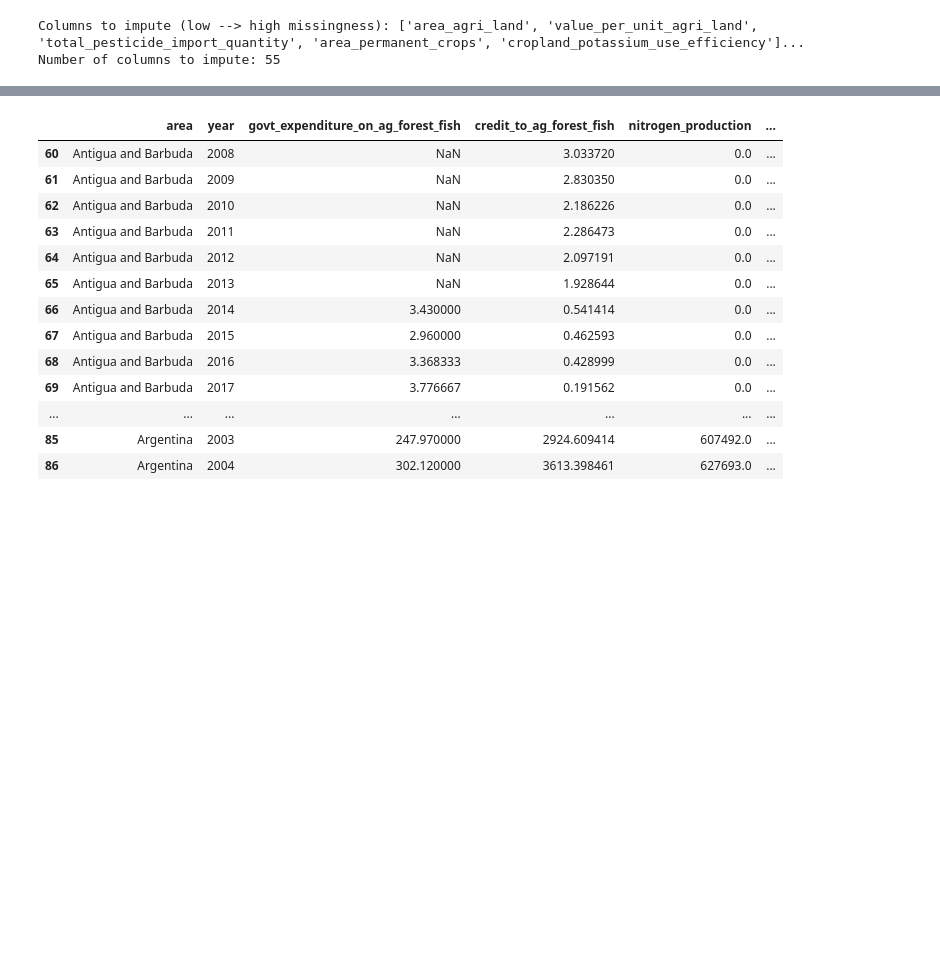
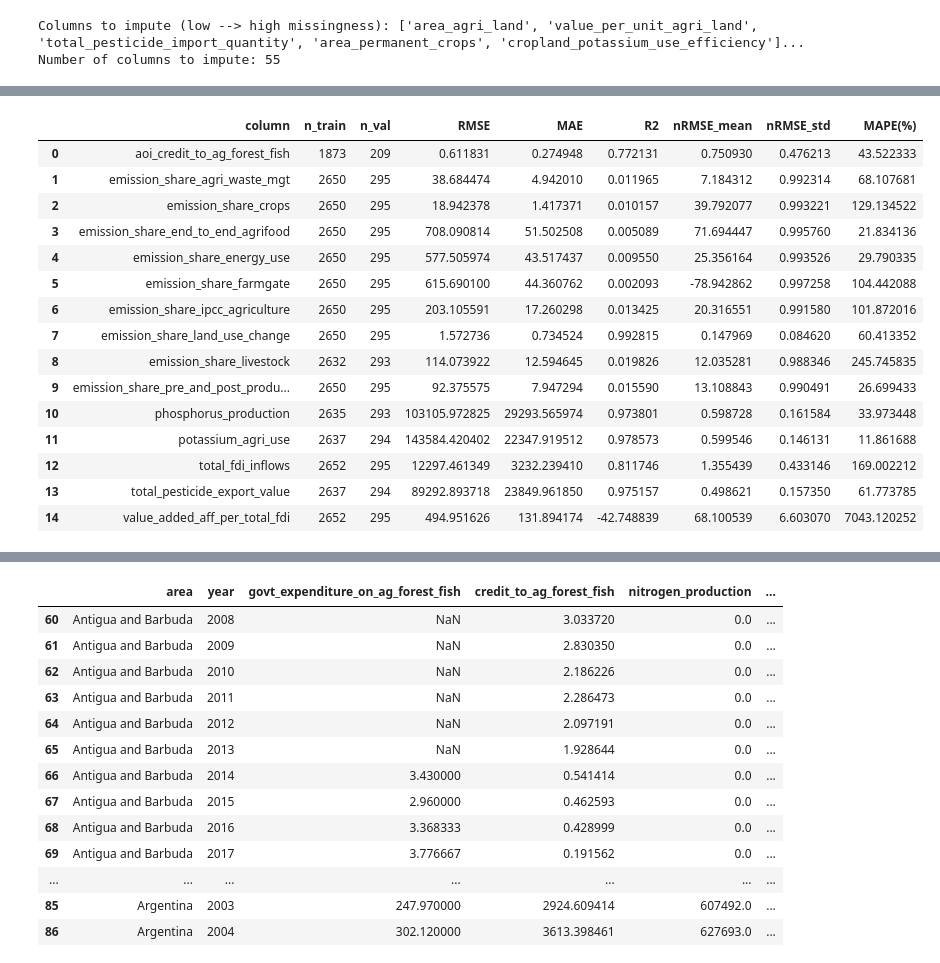
Before and after one commit to Leonidus1995/farmer-prices-forecasting, a Jupyter notebook: dataset_1.ipynb, the cells around one changed output, grey strips where cells are left out. Saved outputs shown, nothing was run; the diff lists cells and outputs as text; code cells hidden in the pictures; blank space fills up the shorter version.

```diff
--- a/dataset_1.ipynb
+++ b/dataset_1.ipynb
@@ -1272,0 +1354,20 @@ Done imputing.
+# %%
+problematic_cols_df = impute_metrics.loc[(impute_metrics['R2']<0.7) | (impute_metrics['MAPE(%)']>50) | (impute_metrics['nRMSE_mean']>0.5)].reset_index(drop=True)
+problematic_cols_df
+# %% [output]
+|  | column | n_train | n_val | RMSE | MAE | R2 | nRMSE_mean | nRMSE_std | MAPE(%) |
+| 0 | aoi_credit_to_ag_forest_fish | 1873 | 209 | 0.611831 | 0.274948 | 0.772131 | 0.750930 | 0.476213 | 43.522333 |
+| 1 | emission_share_agri_waste_mgt | 2650 | 295 | 38.684474 | 4.942010 | 0.011965 | 7.184312 | 0.992314 | 68.107681 |
+| 2 | emission_share_crops | 2650 | 295 | 18.942378 | 1.417371 | 0.010157 | 39.792077 | 0.993221 | 129.134522 |
+| 3 | emission_share_end_to_end_agrifood | 2650 | 295 | 708.090814 | 51.502508 | 0.005089 | 71.694447 | 0.995760 | 21.834136 |
+| 4 | emission_share_energy_use | 2650 | 295 | 577.505974 | 43.517437 | 0.009550 | 25.356164 | 0.993526 | 29.790335 |
+| 5 | emission_share_farmgate | 2650 | 295 | 615.690100 | 44.360762 | 0.002093 | -78.942862 | 0.997258 | 104.442088 |
+| 6 | emission_share_ipcc_agriculture | 2650 | 295 | 203.105591 | 17.260298 | 0.013425 | 20.316551 | 0.991580 | 101.872016 |
+| 7 | emission_share_land_use_change | 2650 | 295 | 1.572736 | 0.734524 | 0.992815 | 0.147969 | 0.084620 | 60.413352 |
+| 8 | emission_share_livestock | 2632 | 293 | 114.073922 | 12.594645 | 0.019826 | 12.035281 | 0.988346 | 245.745835 |
+| 9 | emission_share_pre_and_post_produ... | 2650 | 295 | 92.375575 | 7.947294 | 0.015590 | 13.108843 | 0.990491 | 26.699433 |
+| 10 | phosphorus_production | 2635 | 293 | 103105.972825 | 29293.565974 | 0.973801 | 0.598728 | 0.161584 | 33.973448 |
+| 11 | potassium_agri_use | 2637 | 294 | 143584.420402 | 22347.919512 | 0.978573 | 0.599546 | 0.146131 | 11.861688 |
+| 12 | total_fdi_inflows | 2652 | 295 | 12297.461349 | 3232.239410 | 0.811746 | 1.355439 | 0.433146 | 169.002212 |
+| 13 | total_pesticide_export_value | 2637 | 294 | 89292.893718 | 23849.961850 | 0.975157 | 0.498621 | 0.157350 | 61.773785 |
+| 14 | value_added_aff_per_total_fdi | 2652 | 295 | 494.951626 | 131.894174 | -42.748839 | 68.100539 | 6.603070 | 7043.120252 |
```
Also changed, not shown: parts of 37 cells of this notebook, 2 other files.
